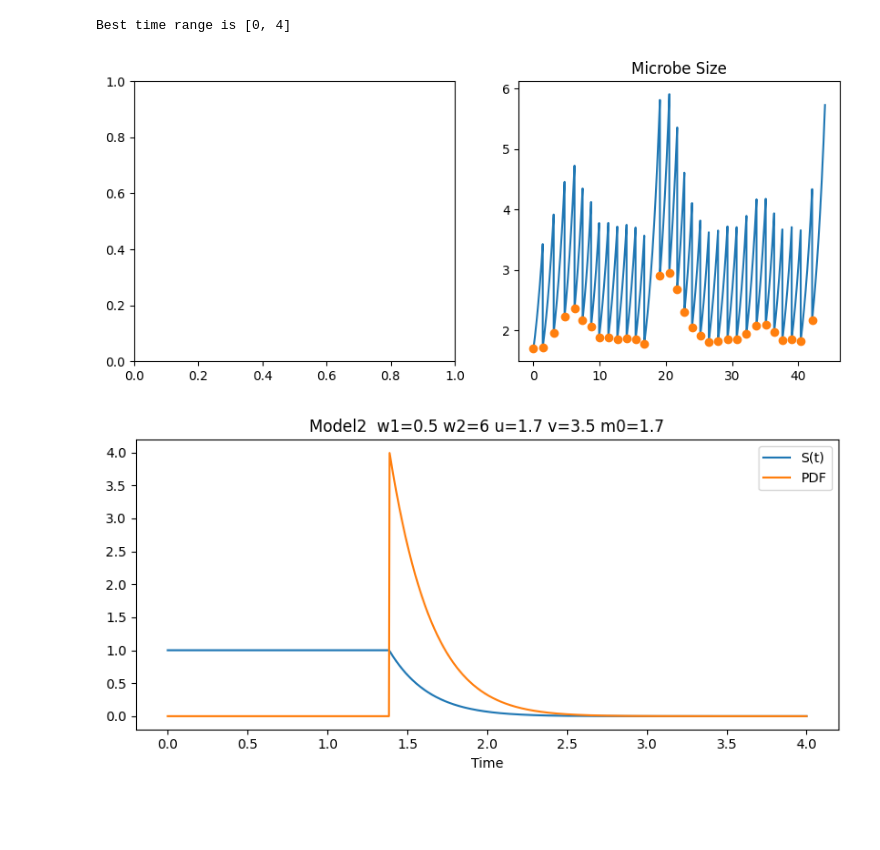
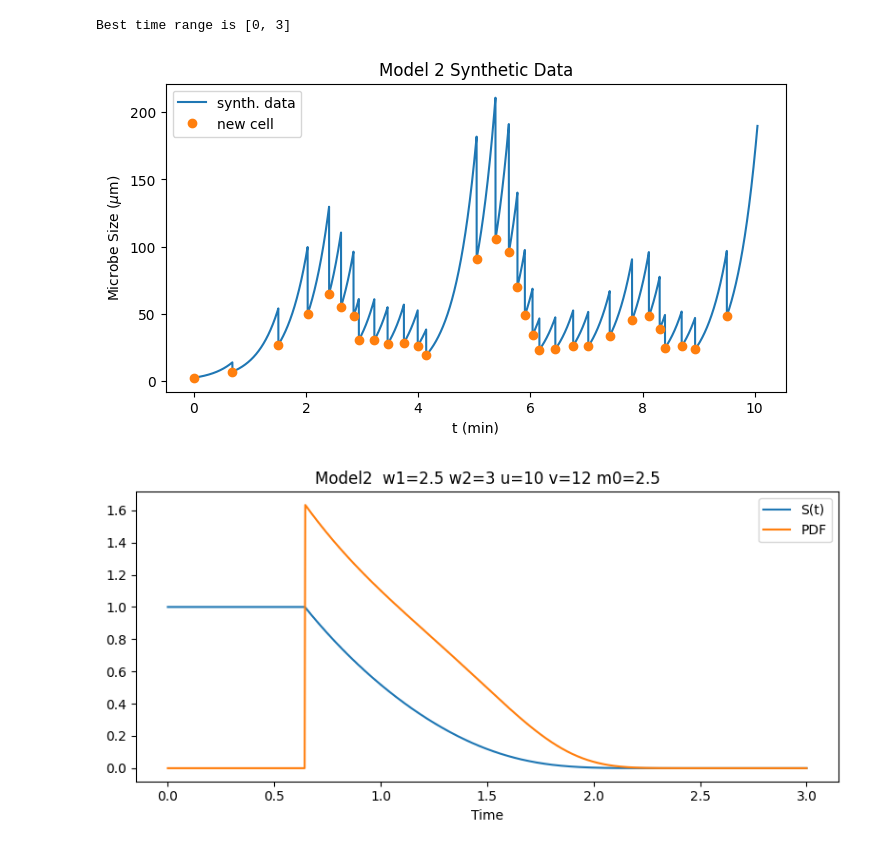
Before and after one commit to EmanueleSarte/microbial_growth, a Jupyter notebook: project_model2.ipynb, the cells around one changed output. Drawn from its saved outputs; the diff is of its cells as text; code cells hidden in the pictures; blank space fills up the shorter version.

Commit message:
updated model2 notebook

```diff
--- a/project_model2.ipynb
+++ b/project_model2.ipynb
@@ -27,42 +24,36 @@ The autoreload extension is already loaded. To reload it, use:
 # %%
 if not USE_DATASET:
     # m0, w1, w2, u, v = 1.7, 0.5, 6, 1.7, 3.5
-    m0, w1, w2, u, v = 1.7, 0.5, 6, 1.7, 3.5
+    m0, w1, w2, u, v = 2.5, 2.5, 3, 10, 12
     model = Model2(m0=m0, w1=w1, w2=w2, u=u, v=v)
 
-
-
-    # Here we define our model
-    # a, b, c, d, w2, u, v = 4, 0.3, 3, 10, 0.8, 2, 3
-    # m_f_i = 5
-    # model = Model3(a=a, b=b, c=c, d=d, m_f=m_f_i, w2=w2, u=u, v=v)
-
     # Plot the model
-    fig, axs = plt.subplots(1, 2, figsize=(10, 4))
-    # model.get_figure(axs[0])
+    fig, axs = plt.subplots(figsize=(8, 4))
     model.get_figure()
-
 
     # Here we make the model evolve (and divide)
     n_generations = 400
     evolver = Evolver(model=model)
     evolver.evolve(n_generations, debug=False)
 
     # Here we show some of the result
     end_gen = 30
     time, data = evolver.get_data(0, end_gen)
     final_time, final_data = evolver.get_start_data(0, end_gen)
 
     ptime = evolver.time[evolver.offset_start[0] : evolver.offset_end[end_gen] + 1]
     params = evolver.params[evolver.offset_start[0] : evolver.offset_end[end_gen] + 1]
 
-    axs[1].plot(time, data[:, 0])
-    axs[1].set_title('Microbe Size')
-    axs[1].plot(final_time, final_data[:, 0], marker = 'o', linestyle = '');
+    axs.plot(time, data[:, 0])
+    axs.set_title('Model 2 Synthetic Data')
+    axs.set_xlabel('t (min)')
+    axs.set_ylabel('Microbe Size ($\mu$m)')
+    axs.plot(final_time, final_data[:, 0], marker = 'o', linestyle = '')
+    axs.legend(['synth. data', 'new cell']);
 # %% [output]
-Best time range is [0, 4]
+Best time range is [0, 3]
-[figure, old version]
+[figure, new version]
-[figure, old version]
+[figure, new version]
 # %%
 # Here we use the data generated from our model to estimate the parameters
 
```
Also changed, not shown: parts of 6 cells of this notebook, 2 other files.
